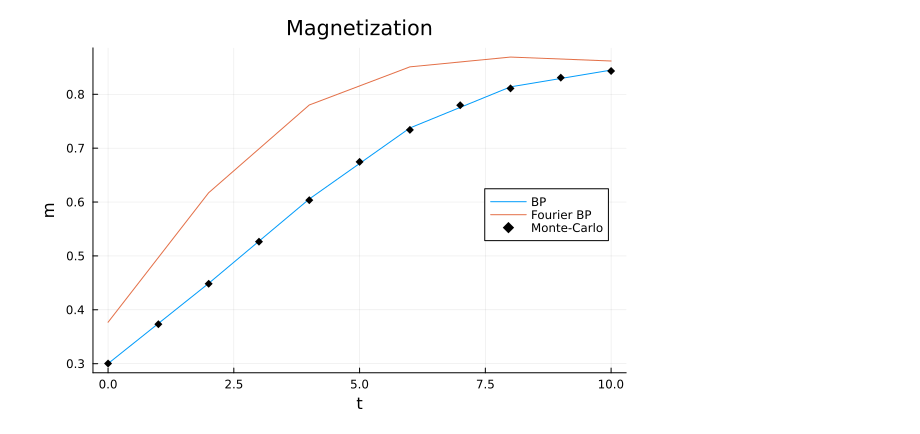
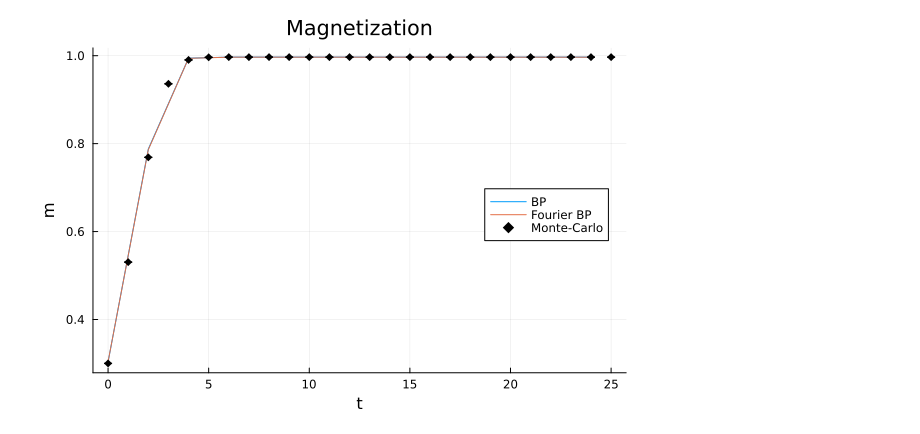
Before and after one commit to FedericoFlorio/MatrixProductBP.jl, a Jupyter notebook: results/infinite_regular_graph.ipynb, the cells around one changed output. Drawn from its saved outputs; the diff is of its cells as text; code cells hidden in the pictures.

```diff
--- a/results/infinite_regular_graph.ipynb
+++ b/results/infinite_regular_graph.ipynb
@@ -24,13 +16,11 @@ rng = MersenneTwister(seed)
 T = 25
 k = 8
 
-β = 0.2
+β = 0.4
 J = 1
-h = 0.0
+h = 0.1
 m⁰ = 0.3
-K = 40
-
-svd_trunc=TruncBond(4)
+K = 60
 ;
 # %%
 w = fill(HomogeneousGlauberFactor(float(J), h, β), T+1)
@@ -42,7 +32,7 @@ bp_fourier = mpbp_infinite_graph(k, w_fourier, 2, ϕ, elem_type=ComplexF64)
 ;
 # %%
 matrix_sizes = [5, 10, 15]
-maxiters = [20, 20, 5]
+maxiters = [10, 0, 0]
 iters = zeros(Int, length(maxiters))
 tol = 1e-6
 for i in eachindex(maxiters)
@@ -88,6 +64,6 @@ m_mc = mean(traj_mc)
 # %%
 pl = plot(0:2:T, m[1:2:end], label="BP", xlabel="t", ylabel="m", title="Magnetization", legend=:right)
 plot!(pl, 0:2:T, m_fourier[1:2:end], label="Fourier BP")
-plot!(pl, 0:T, mean(m_mc), c=:black, m=:diamond, st=:scatter, label="Monte-Carlo")
+plot!(pl, 0:T, m_mc, yerr=σ_mc, c=:black, m=:diamond, st=:scatter, label="Monte-Carlo")
 # %% [output]
-[figure, old version]
+[figure, new version]
```
Also changed, not shown: parts of 6 cells of this notebook, 19 other files.
